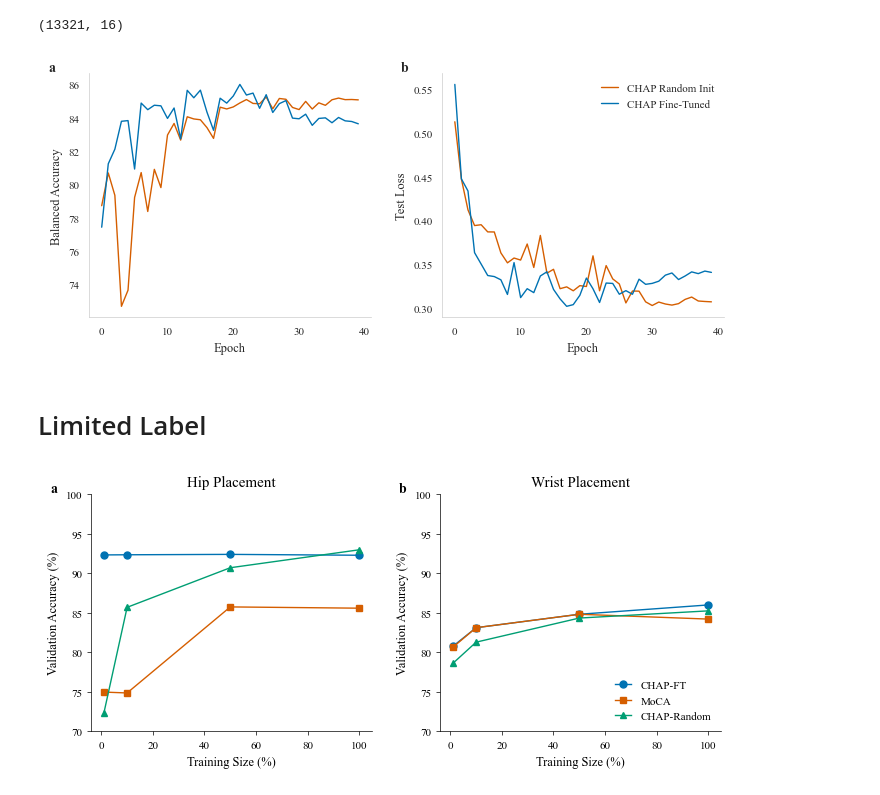
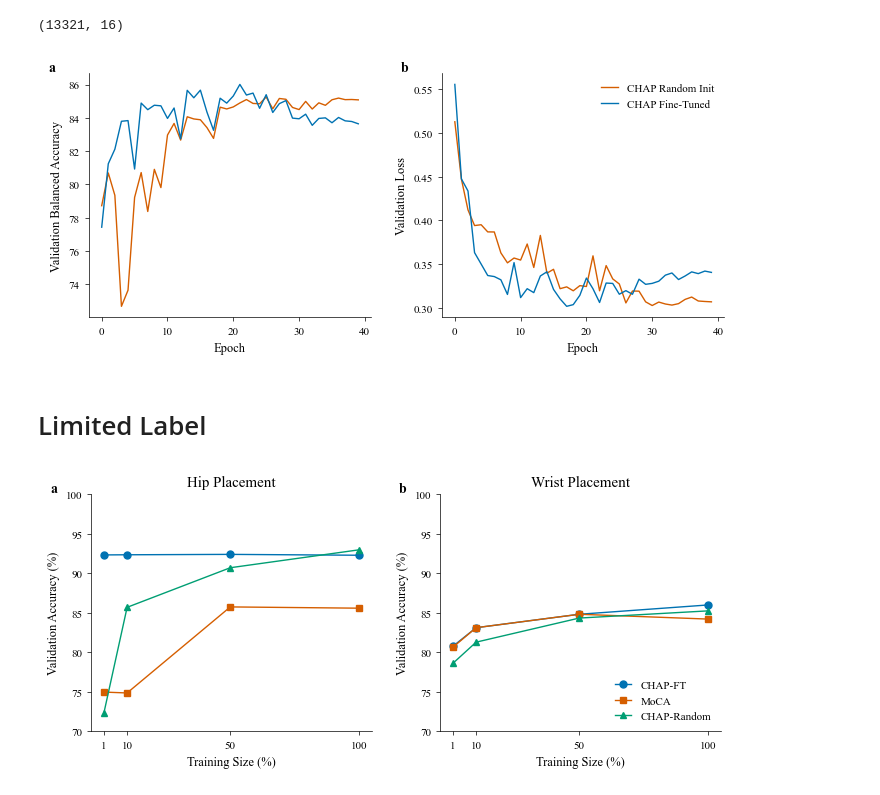
Before and after one commit to yuc0805/DeepPostures_MAE, a Jupyter notebook: MoCA/result_vis.ipynb, the cells around one changed output. Cells and saved outputs as stored; diff of their text form; code cells hidden in the pictures.

```diff
--- a/MoCA/result_vis.ipynb
+++ b/MoCA/result_vis.ipynb
@@ -36,11 +36,12 @@ print(chap_ft_hip.shape)   # should now be full length, not capped at 500
 (12921, 16)
 # %%
 import matplotlib.pyplot as plt
+import os
 
 def plot_chap_nature(df_ft, df_random,
                      label_ft="CHAP Fine-Tuned",
                      label_random="CHAP Random Init",
-                     save_path=None):
+                     save_path='figures'):
     """
     Nature-style plot for CHAP models with epoch inferred from row index.
     Assumes 40 valid epochs in both fine-tuned and randomly initialized runs.
@@ -67,7 +68,7 @@ def plot_chap_nature(df_ft, df_random,
         "axes.linewidth": 0.5,
         "lines.linewidth": 1.0,
         "legend.frameon": False,
-        "savefig.dpi": 300
+        "savefig.dpi": 600
     })
 
     fig, axes = plt.subplots(1, 2, figsize=(7.0, 3.2))  # ~178mm × 81mm
@@ -81,7 +82,7 @@ def plot_chap_nature(df_ft, df_random,
     axes[0].plot(df_ft["epoch"], df_ft["perf/bal_acc"],
                  label=label_ft, color=color_ft)
     axes[0].set_xlabel("Epoch")
-    axes[0].set_ylabel("Balanced Accuracy")
+    axes[0].set_ylabel("Validation Balanced Accuracy")
     axes[0].text(-0.12, 1.05, "a", transform=axes[0].transAxes,
                  fontsize=10, fontweight='bold', va='top', ha='right')
 
@@ -91,7 +92,7 @@ def plot_chap_nature(df_ft, df_random,
     axes[1].plot(df_ft["epoch"], df_ft["perf/test_loss"],
                  label=label_ft, color=color_ft)
     axes[1].set_xlabel("Epoch")
-    axes[1].set_ylabel("Test Loss")
+    axes[1].set_ylabel("Validation Loss")
     axes[1].text(-0.12, 1.05, "b", transform=axes[1].transAxes,
                  fontsize=10, fontweight='bold', va='top', ha='right')
 
@@ -108,7 +109,8 @@ def plot_chap_nature(df_ft, df_random,
     plt.tight_layout(w_pad=2)
 
     if save_path:
-        plt.savefig(save_path, bbox_inches="tight", transparent=True)
+        os.makedirs(os.path.dirname(save_path), exist_ok=True)
+        plt.savefig(save_path, format="pdf", bbox_inches="tight", transparent=True)
     else:
         plt.show()
 # %%
@@ -161,13 +163,14 @@ print(chap_ft_wrist.shape)   # should now be full length, not capped at 500
 # %% [output]
 (13321, 16)
 # %%
-plot_chap_nature(chap_ft_wrist, chap_random_wrist)
+plot_chap_nature(chap_ft_wrist, chap_random_wrist,save_path='figures/chap_wrist_plot.pdf')
 # %% [output]
-[figure, old version]
+[figure, new version]
 # %% [markdown]
 # Limited Label
 # %%
 import matplotlib.pyplot as plt
+import os
 
 # Nature-style font and line settings
 plt.rcParams.update({
@@ -201,17 +204,19 @@ color_chap = "#0072B2"
 color_moca = "#D55E00"
 color_random = "#009E73"
 
-# Create side-by-side plots in one figure
+# Create figure
 fig, axes = plt.subplots(1, 2, figsize=(7.0, 3.2))  # ~178mm × 81mm
 
 # HIP Plot
 axes[0].plot(train_sizes, chap_ft_hip, marker='o', label="CHAP-FT", color=color_chap, markersize=5)
 axes[0].plot(train_sizes, moca_hip, marker='s', label="MoCA", color=color_moca, markersize=5)
 axes[0].plot(train_sizes, chap_random_hip, marker='^', label="CHAP-Random", color=color_random, markersize=5)
+
 axes[0].set_xlabel("Training Size (%)")
 axes[0].set_ylabel("Validation Accuracy (%)")
 axes[0].set_title("Hip Placement")
 axes[0].set_ylim(70, 100)
+axes[0].set_xticks(train_sizes)  # Only show ticks at training sizes
 axes[0].tick_params(direction="out", length=3, width=0.5)
 axes[0].spines["top"].set_visible(False)
 axes[0].spines["right"].set_visible(False)
@@ -223,10 +228,12 @@ axes[0].text(-0.12, 1.05, "a", transform=axes[0].transAxes,
 axes[1].plot(train_sizes, chap_ft_wrist, marker='o', label="CHAP-FT", color=color_chap, markersize=5)
 axes[1].plot(train_sizes, moca_wrist, marker='s', label="MoCA", color=color_moca, markersize=5)
 axes[1].plot(train_sizes, chap_random_wrist, marker='^', label="CHAP-Random", color=color_random, markersize=5)
+
 axes[1].set_xlabel("Training Size (%)")
 axes[1].set_ylabel("Validation Accuracy (%)")
 axes[1].set_title("Wrist Placement")
 axes[1].set_ylim(70, 100)
+axes[1].set_xticks(train_sizes)  # Only show ticks at training sizes
 axes[1].tick_params(direction="out", length=3, width=0.5)
 axes[1].spines["top"].set_visible(False)
 axes[1].spines["right"].set_visible(False)
@@ -234,10 +241,14 @@ axes[1].grid(False)
 axes[1].text(-0.12, 1.05, "b", transform=axes[1].transAxes,
              fontsize=10, fontweight='bold', va='top', ha='right')
 
-# Legend (placed in second panel)
+# Legend inside second panel
 axes[1].legend(loc="lower right", frameon=False, handlelength=1.5)
 
+# Final layout and save
 plt.tight_layout(w_pad=2)
+save_path = "figures/chap_moca_accuracy_curve.pdf"
+os.makedirs(os.path.dirname(save_path), exist_ok=True)
+plt.savefig(save_path, format="pdf", bbox_inches="tight", transparent=True)
 plt.show()
 # %% [output]
-[figure, old version]
+[figure, new version]
```
Also changed, not shown: parts of 1 cell of this notebook, 3 other files.
